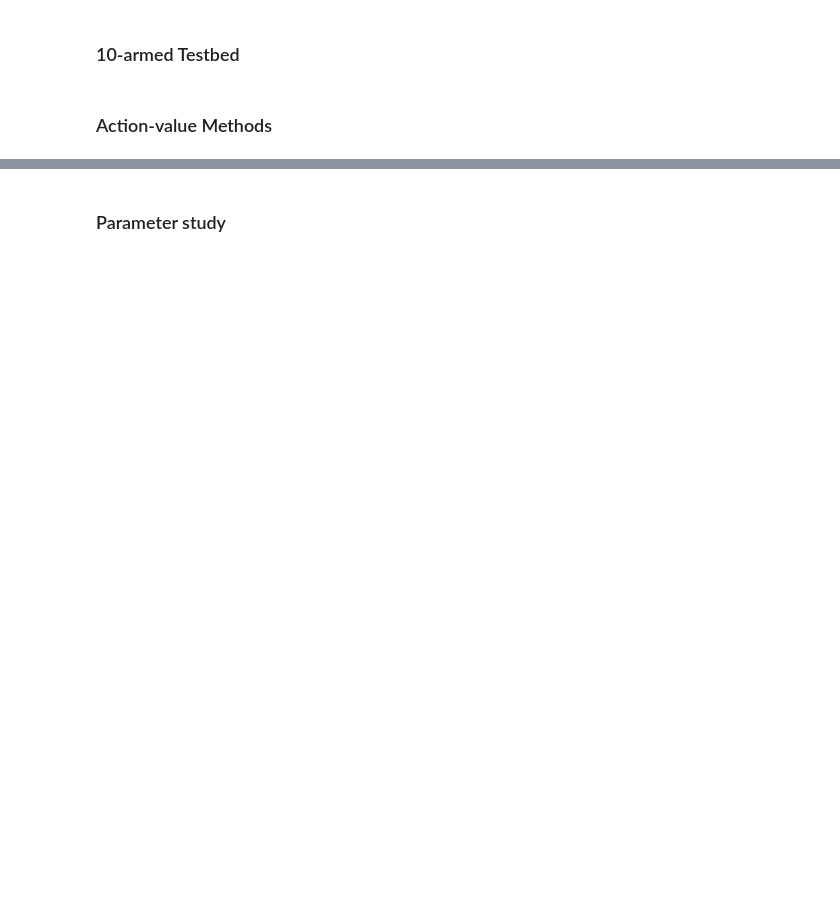
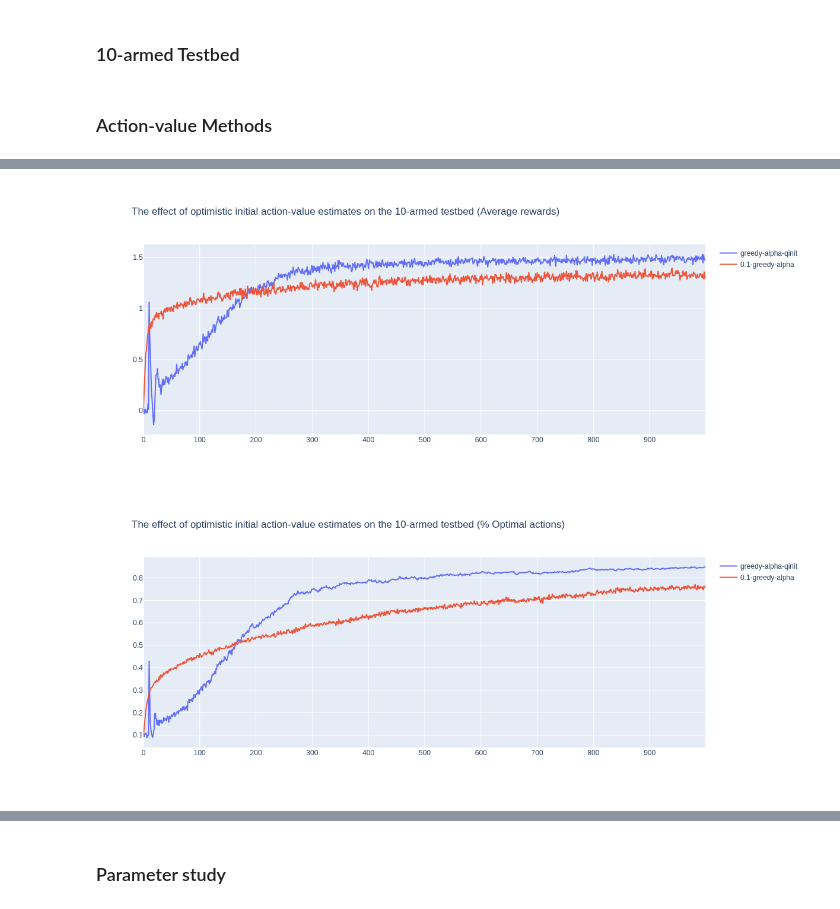
Before and after one commit to Salma-Hammani/Sutto-Barto-RL-exercises, a Jupyter notebook: Chapter2 - Multi-armed Bandits.ipynb, the cells around one changed output, grey strips where cells are left out. Drawn from its saved outputs; the diff is of its cells as text; code cells hidden in the pictures; blank space fills up the shorter version.

```diff
--- a/Chapter2 - Multi-armed Bandits.ipynb
+++ b/Chapter2 - Multi-armed Bandits.ipynb
@@ -108,17 +120,22 @@ fig.show()
 # %%
 nSampleAB = 1000
 Qalphaqinit, AvgRalphaqinit, AvgOptalphaqinit, nExploreSampleqinit = sampleAverage(nSampleAB, alpha=0.1, qInit=5)
 Qalpha01, AvgRalpha01, AvgOptalpha01, nExplorealpha01 = sampleAverage(nSampleAB, epsilon=0.1, alpha=0.1)
 
 fig = go.Figure()
 fig.add_trace(go.Scatter(x=np.arange(nSampleAB), y=AvgRalphaqinit, name="greedy-alpha-qinit"))
 fig.add_trace(go.Scatter(x=np.arange(nSampleAB), y=AvgRalpha01, name="0.1-greedy-alpha"))
+fig.update_layout(width=1200, title="The effect of optimistic initial action-value estimates on the 10-armed testbed (Average rewards)")
 fig.show()
 
 fig = go.Figure()
 fig.add_trace(go.Scatter(x=np.arange(nSampleAB), y=AvgOptalphaqinit, name="greedy-alpha-qinit"))
 fig.add_trace(go.Scatter(x=np.arange(nSampleAB), y=AvgOptalpha01, name="0.1-greedy-alpha"))
+fig.update_layout(width=1200, title="The effect of optimistic initial action-value estimates on the 10-armed testbed (% Optimal actions)")
 fig.show()
+# %% [output]
+[figure, added]
+[figure, added]
 # %%
 nSampleAB = 1000
 Qalphaqinit, AvgRalphaqinit, AvgOptalphaqinit, nExploreSampleqinit = sampleAverage(nSampleAB, alpha=0.1, qInit=5)
```
Also changed, not shown: parts of 8 cells of this notebook.
